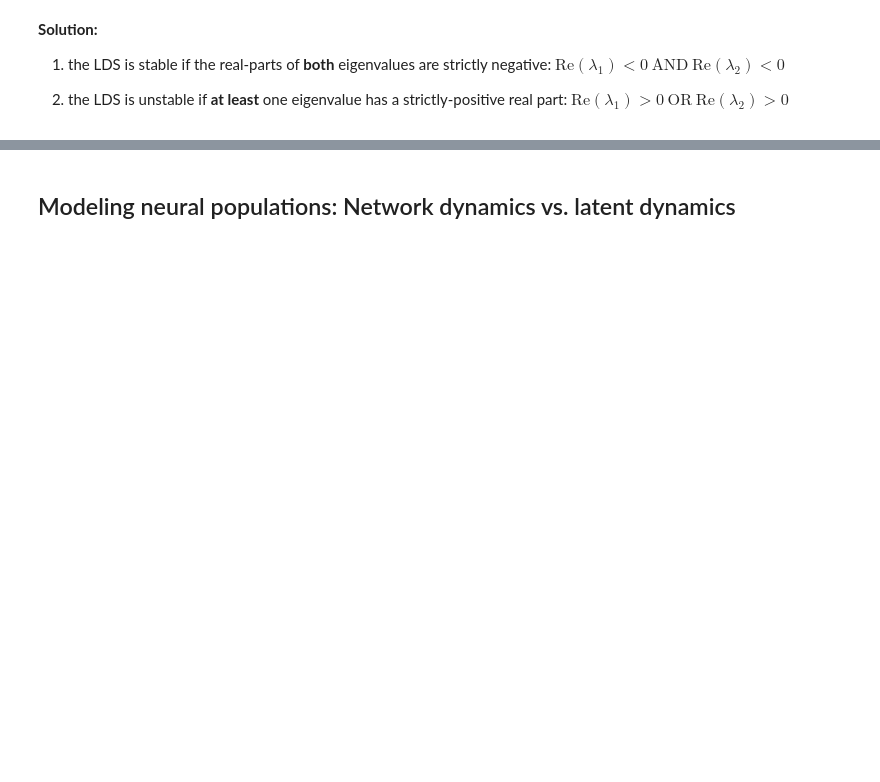
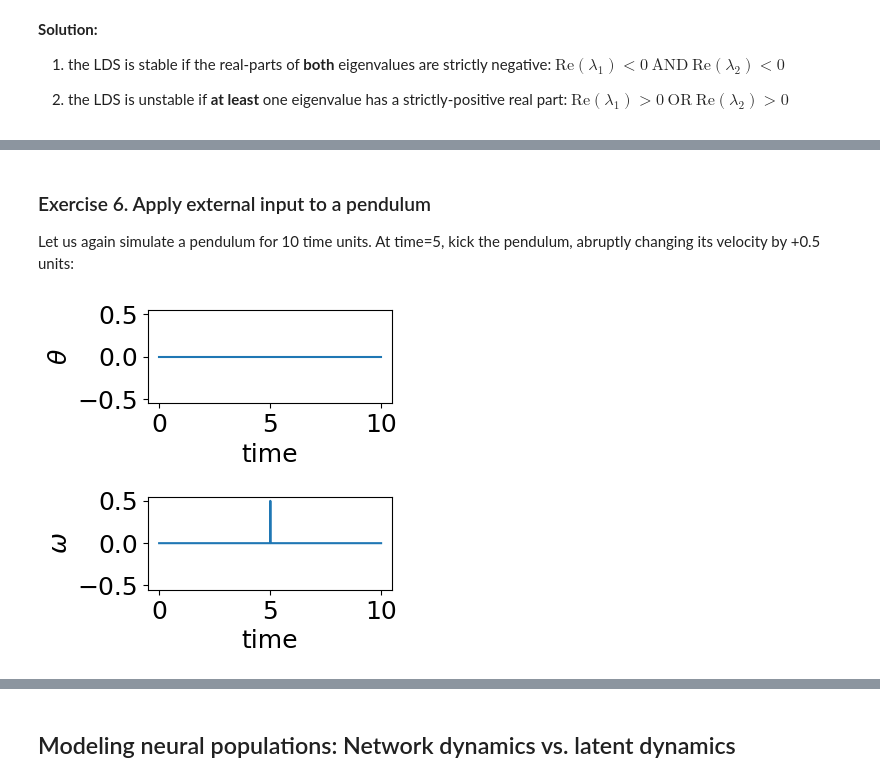
Before and after one commit to NinelK/IMBIZO2024_tutorial, a Jupyter notebook: DS_Tutorial_SOLUTIONS.ipynb, the cells around one changed output, grey strips where cells are left out. Cells and saved outputs as stored; diff of their text form; code cells hidden in the pictures; blank space fills up the shorter version.

Commit message:
Add external inputs

```diff
--- a/DS_Tutorial_SOLUTIONS.ipynb
+++ b/DS_Tutorial_SOLUTIONS.ipynb
@@ -595,0 +515,34 @@ The 'Balance' eigenvalue corresponds to a relaxation mode (decaying), and 'Rando
+# %% [markdown]
+### Exercise 6. Apply external input to a pendulum
+
+Let us again simulate a pendulum for 10 time units. At time=5, kick the pendulum, abruptly changing its velocity by +0.5 units:
+# %%
+T = 10 # total duration
+dt = 0.01 # discretisation step
+n_plot = 100 # how many points to plot
+
+A = np.array([[0, 1],
+              [-1, 0]]) # pendulum dynamics
+
+n_plot = int(T//dt)
+time = np.linspace(0,T,n_plot)
+
+# initialize a sequence of inputs [time, state dimensions] with zeros
+u = np.zeros((n_plot,2))
+
+# Perturbation 1: add a single 'kick', a perturbation at time = 5 (out of 10)
+u[500,1] = .5  # 2remove
+
+# Perturbation 2: keep swinging the pendulum very fast (use sin/cos function)
+# u[:,0] = 0.01 * np.cos(10*time) # 2remove
+
+fig, ax = plt.subplots(2,1, figsize=(4,4))
+R = np.max(np.abs(u))*1.1 # plotting range
+for i,label in enumerate([''r"$\theta$",r"$\omega$"]):
+    ax[i].plot(time,u[:,i])
+    ax[i].set_xlabel('time')
+    ax[i].set_ylabel(label)
+    ax[i].set_ylim([-R,R])
+plt.tight_layout()
+# %% [output]
+[figure, added]
```
Also changed, not shown: parts of 69 cells of this notebook, 1 other file.
